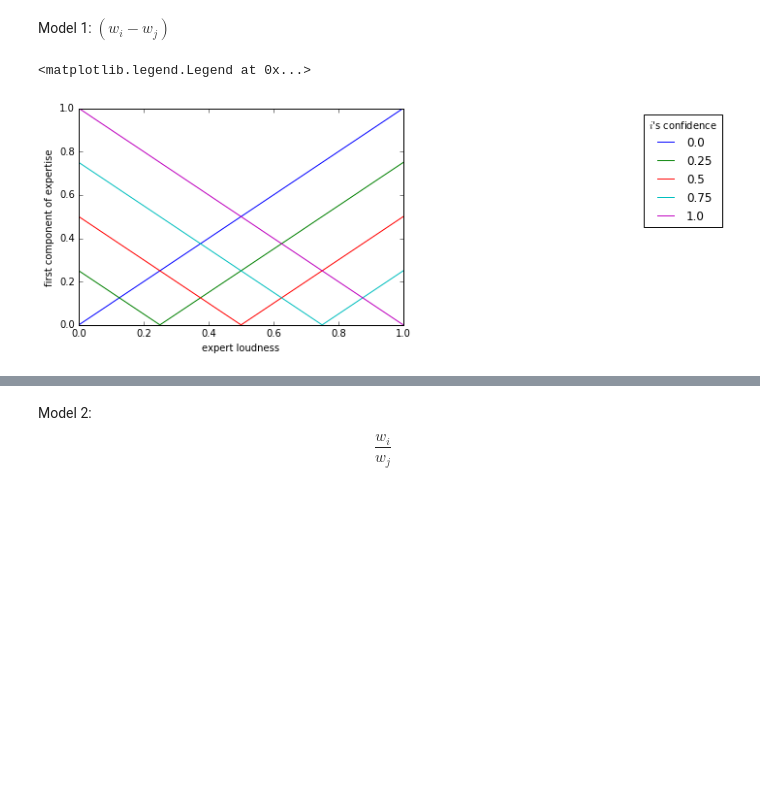
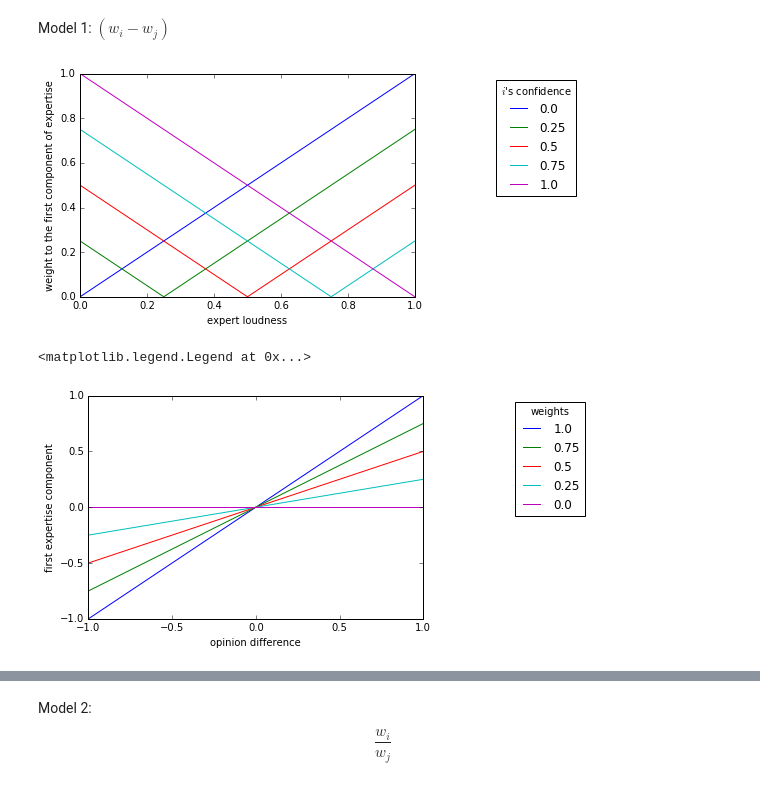
Before and after one commit to chri4354/kerosene_cans, a Jupyter notebook: model.ipynb, the cells around one changed output, grey strips where cells are left out. Saved outputs shown, nothing was run; the diff lists cells and outputs as text; code cells hidden in the pictures; blank space fills up the shorter version.

```diff
--- a/model.ipynb
+++ b/model.ipynb
@@ -24,15 +24,26 @@ First term:
 Model 1:
 $(w_i - w_j)$
 # %%
-w_i = np.linspace(0,1,5)
-w_j = np.linspace(0,1,5)
+w_i = np.linspace(0,1,5) # my loudness
+w_j = np.linspace(0,1,5) # expert loudness
+belief_diff = np.linspace(-1,1,10) # difference in beliefs
+
 for i,v in enumerate(w_i):
-    x = np.abs(w_j - w_i[i])
-    plt.plot(w_j, x)
+    w = np.abs(w_j - w_i[i])
+    plt.plot(w_j, w)
     plt.xlabel('expert loudness')
-    plt.ylabel('first component of expertise')
+    plt.ylabel('weight to the first component of expertise')
 
-plt.legend(w_i, title="$i$'s confidence", bbox_to_anchor=(1, 1, 1, 0))
+plt.legend(w_i, title="$i$'s confidence", bbox_to_anchor=(1, 1, .5, 0))
+plt.show()
+
+for i,v in enumerate(w):
+    plt.plot(belief_diff, w[i] * belief_diff)
+
+plt.xlabel('opinion difference')
+plt.ylabel('first expertise component')
+plt.legend(w, title="weights", bbox_to_anchor=(1, 1, .5, 0))
 # %% [output]
+[figure, new version]
 <matplotlib.legend.Legend at 0x...>
-[figure, old version]
+[figure, added]
```
Also changed, not shown: parts of 3 cells of this notebook.
